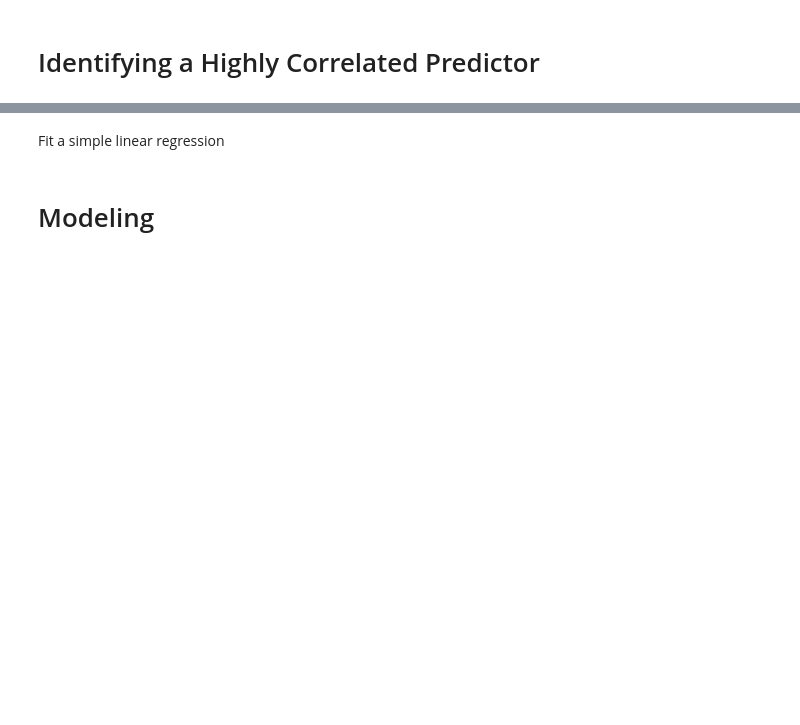
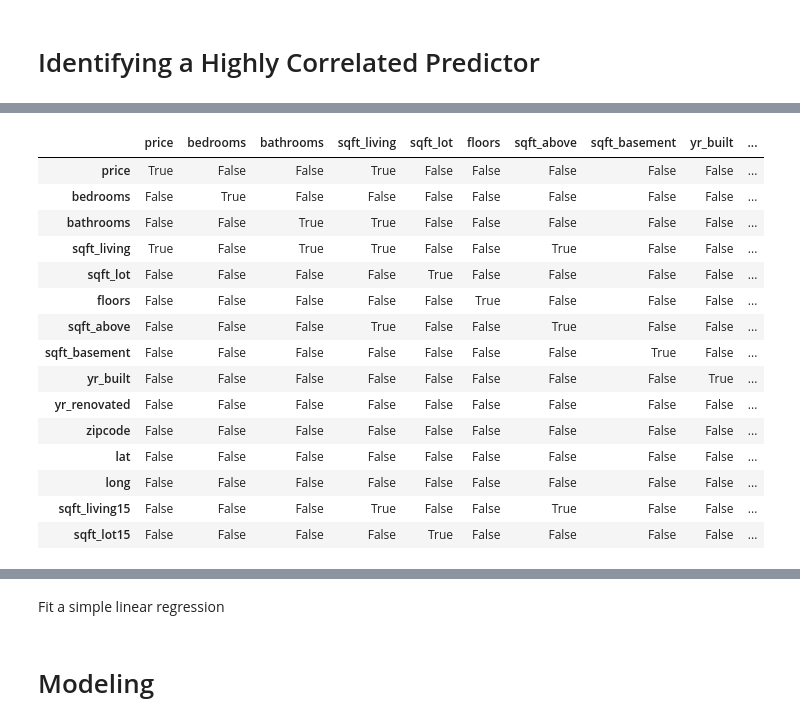
Before and after one commit to dataeducator/real_estate_linear_regression, a Jupyter notebook: final_project_phase_2.ipynb, the cells around one changed output, grey strips where cells are left out. Saved outputs shown, nothing was run; the diff lists cells and outputs as text; code cells hidden in the pictures; blank space fills up the shorter version.

```diff
--- a/final_project_phase_2.ipynb
+++ b/final_project_phase_2.ipynb
@@ -257,0 +287,20 @@ df_subset
+# %%
+colin_df = abs(df.corr()) > 0.70
+colin_df
+# %% [output]
+|  | price | bedrooms | bathrooms | sqft_living | sqft_lot | floors | sqft_above | sqft_basement | yr_built | ... |
+| price | True | False | False | True | False | False | False | False | False | ... |
+| bedrooms | False | True | False | False | False | False | False | False | False | ... |
+| bathrooms | False | False | True | True | False | False | False | False | False | ... |
+| sqft_living | True | False | True | True | False | False | True | False | False | ... |
+| sqft_lot | False | False | False | False | True | False | False | False | False | ... |
+| floors | False | False | False | False | False | True | False | False | False | ... |
+| sqft_above | False | False | False | True | False | False | True | False | False | ... |
+| sqft_basement | False | False | False | False | False | False | False | True | False | ... |
+| yr_built | False | False | False | False | False | False | False | False | True | ... |
+| yr_renovated | False | False | False | False | False | False | False | False | False | ... |
+| zipcode | False | False | False | False | False | False | False | False | False | ... |
+| lat | False | False | False | False | False | False | False | False | False | ... |
+| long | False | False | False | False | False | False | False | False | False | ... |
+| sqft_living15 | False | False | False | True | False | False | True | False | False | ... |
+| sqft_lot15 | False | False | False | False | True | False | False | False | False | ... |
```
Also changed, not shown: parts of 38 cells of this notebook.
